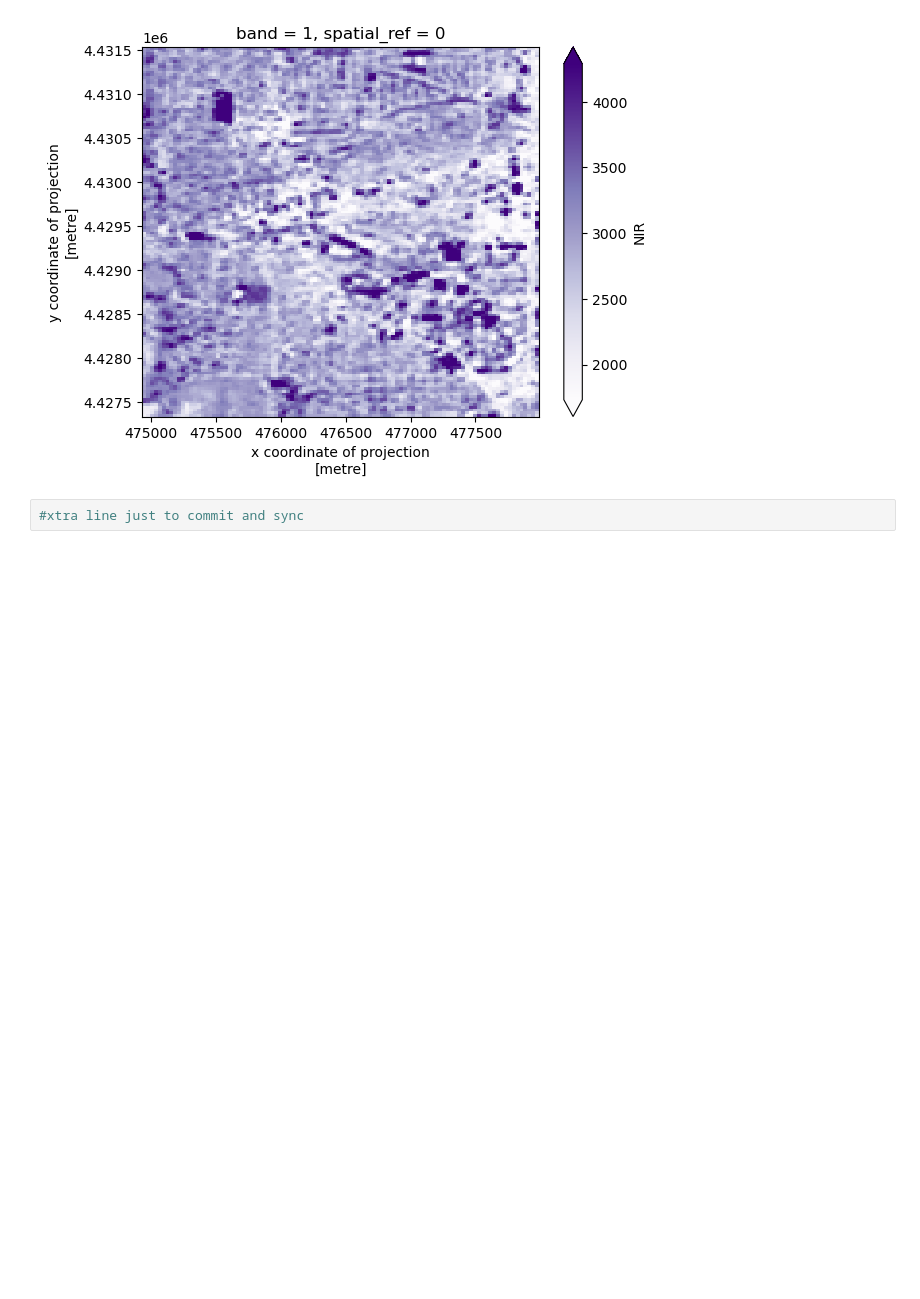
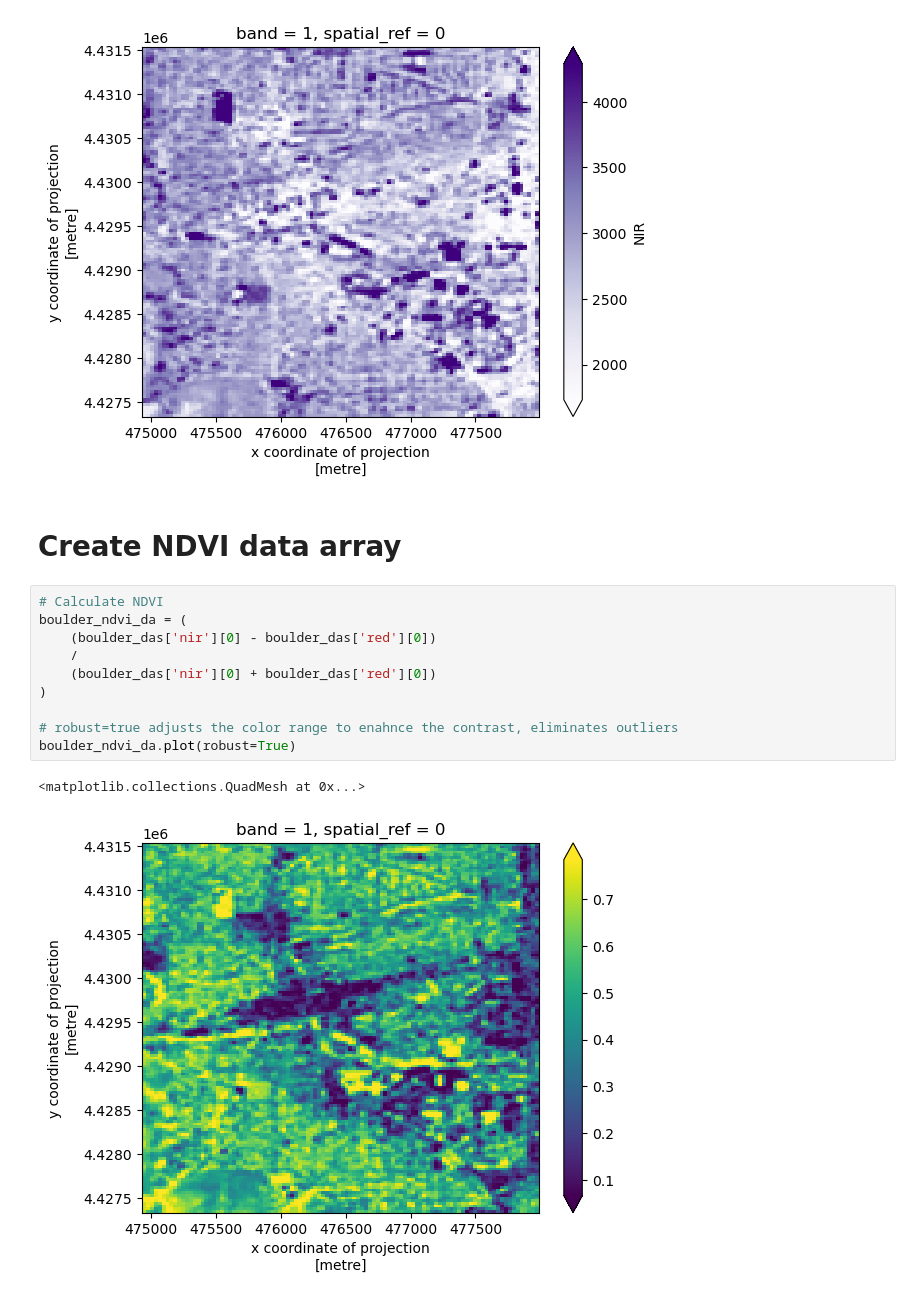
Before and after one commit to earthlab-education/fundamentals-04-redlining-hanried, a Jupyter notebook: notebooks/boulder-redlining.ipynb, the cells around one changed output. Cells and saved outputs as stored; diff of their text form; blank space fills up the shorter version.

```diff
--- a/notebooks/boulder-redlining.ipynb
+++ b/notebooks/boulder-redlining.ipynb
@@ -447,5 +447,18 @@ boulder_das['nir'][0].plot(cmap='Purples', robust=True)
 # %% [output]
 <matplotlib.collections.QuadMesh at 0x...>
 [figure]
-# %%
-#xtra line just to commit and sync
+# %% [markdown]
+# Create NDVI data array
+# %%
+# Calculate NDVI
+boulder_ndvi_da = (
+    (boulder_das['nir'][0] - boulder_das['red'][0])
+    /
+    (boulder_das['nir'][0] + boulder_das['red'][0])
+)
+
+# robust=true adjusts the color range to enahnce the contrast, eliminates outliers
+boulder_ndvi_da.plot(robust=True)
+# %% [output]
+<matplotlib.collections.QuadMesh at 0x...>
+[figure, added]
```
Also changed, not shown: parts of 13 cells of this notebook.
